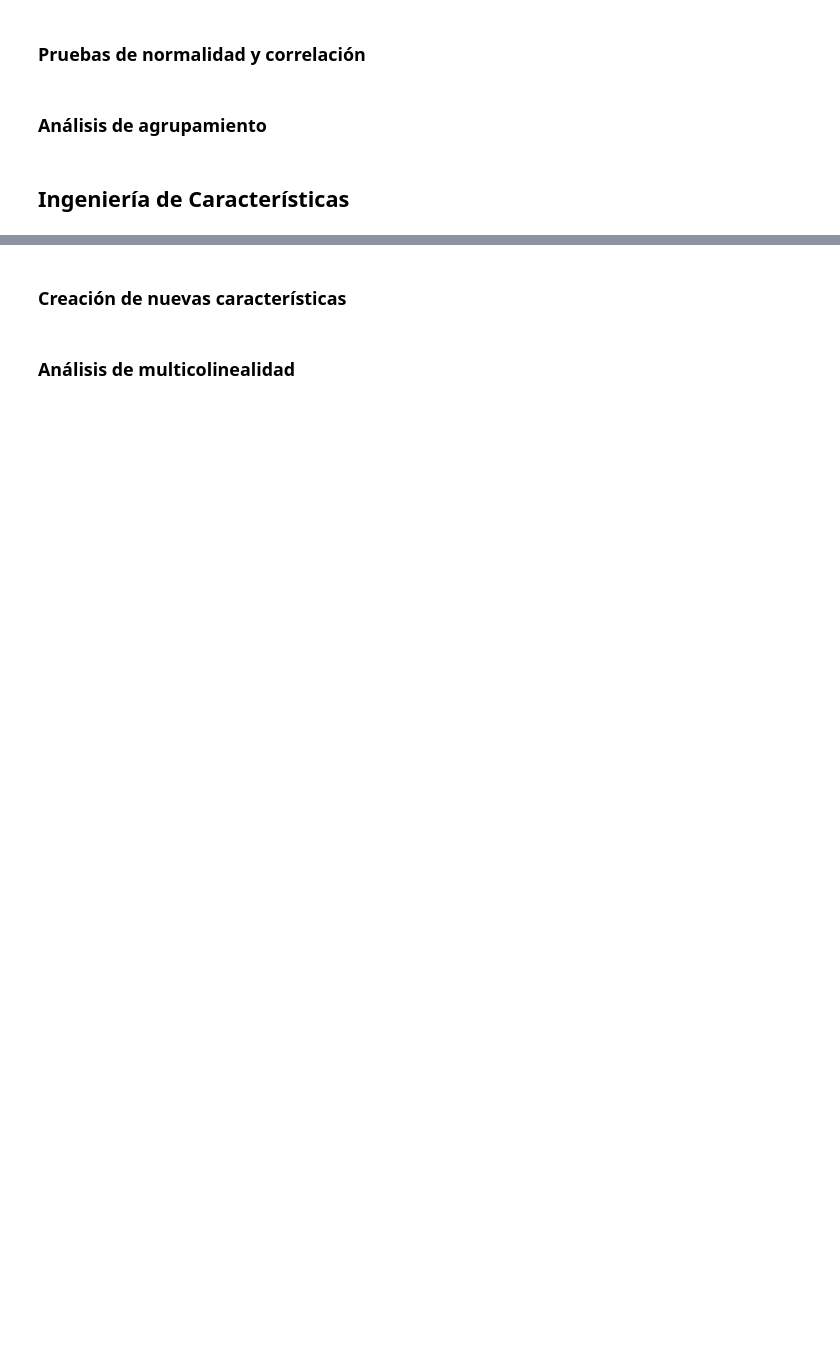
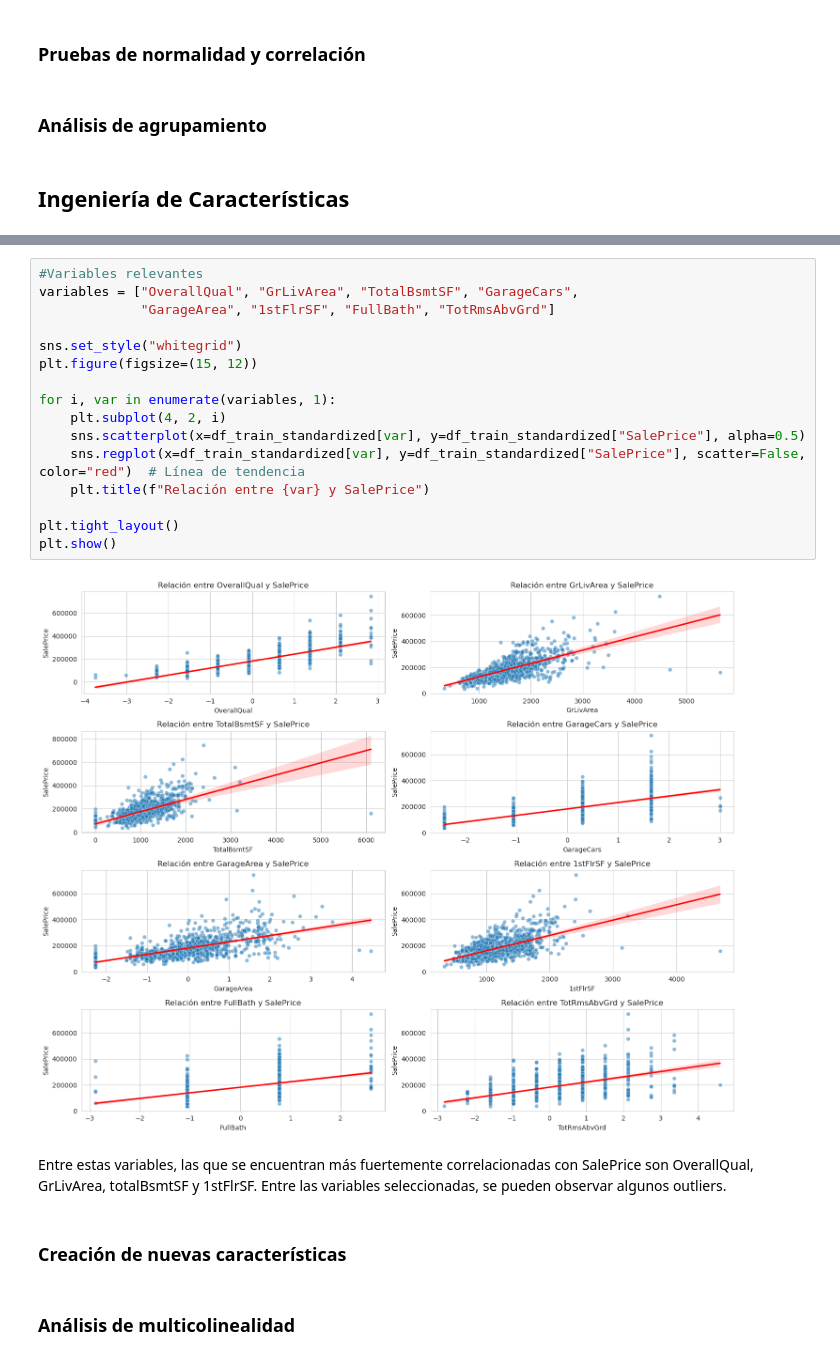
Before and after one commit to tsc221645/CC_3074_Proyecto_2, a Jupyter notebook: initial_analysis.ipynb, the cells around one changed output, grey strips where cells are left out. Saved outputs shown, nothing was run; the diff lists cells and outputs as text; blank space fills up the shorter version.

Commit message:
analisis de variables relevantes

```diff
--- a/initial_analysis.ipynb
+++ b/initial_analysis.ipynb
@@ -446,3 +445,23 @@ Lo anterior dicho ya trranscrito en las variables que tenemos para utilizar nos
+# %%
+#Variables relevantes
+variables = ["OverallQual", "GrLivArea", "TotalBsmtSF", "GarageCars",
+             "GarageArea", "1stFlrSF", "FullBath", "TotRmsAbvGrd"]
+
+sns.set_style("whitegrid")
+plt.figure(figsize=(15, 12))
+
+for i, var in enumerate(variables, 1):
+    plt.subplot(4, 2, i)
+    sns.scatterplot(x=df_train_standardized[var], y=df_train_standardized["SalePrice"], alpha=0.5)
+    sns.regplot(x=df_train_standardized[var], y=df_train_standardized["SalePrice"], scatter=False, color="red")  # Línea de tendencia
+    plt.title(f"Relación entre {var} y SalePrice")
+
+plt.tight_layout()
+plt.show()
+# %% [output]
+[figure, added]
+# %% [markdown]
+Entre estas variables, las que se encuentran más fuertemente correlacionadas con SalePrice son OverallQual, GrLivArea, totalBsmtSF y 1stFlrSF. Entre las variables seleccionadas, se pueden observar algunos outliers.
 # %% [markdown]
 ### Creación de nuevas características
 # %% [markdown]
```
Also changed, not shown: parts of 5 cells of this notebook.
